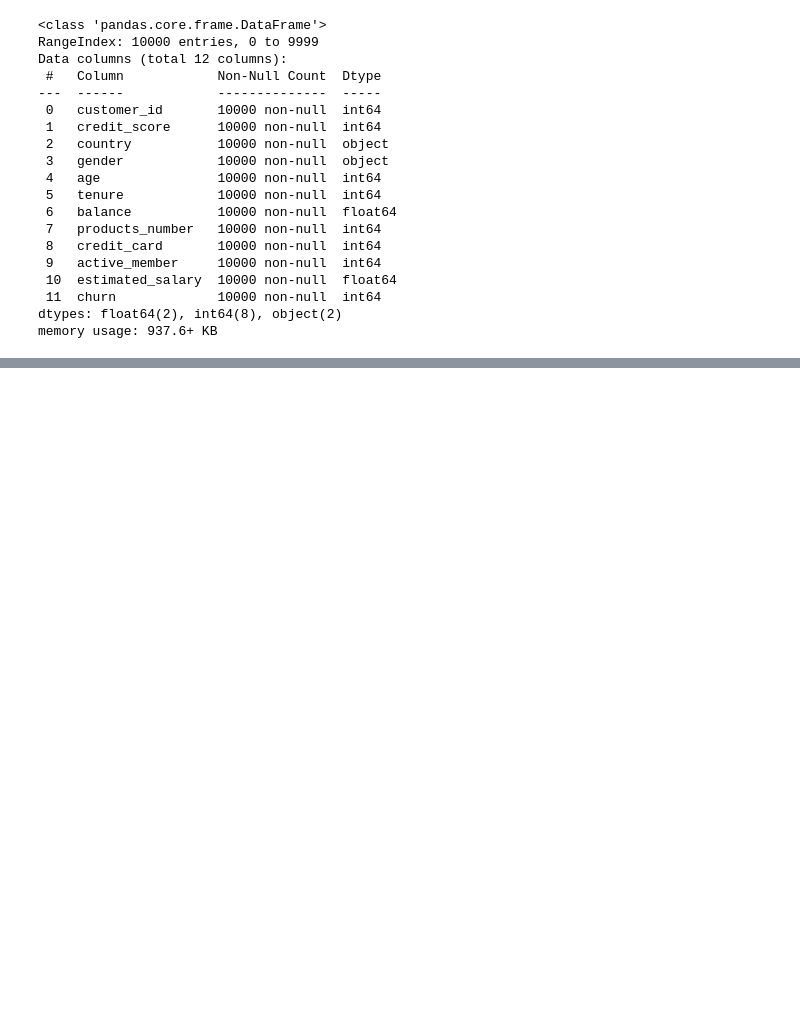
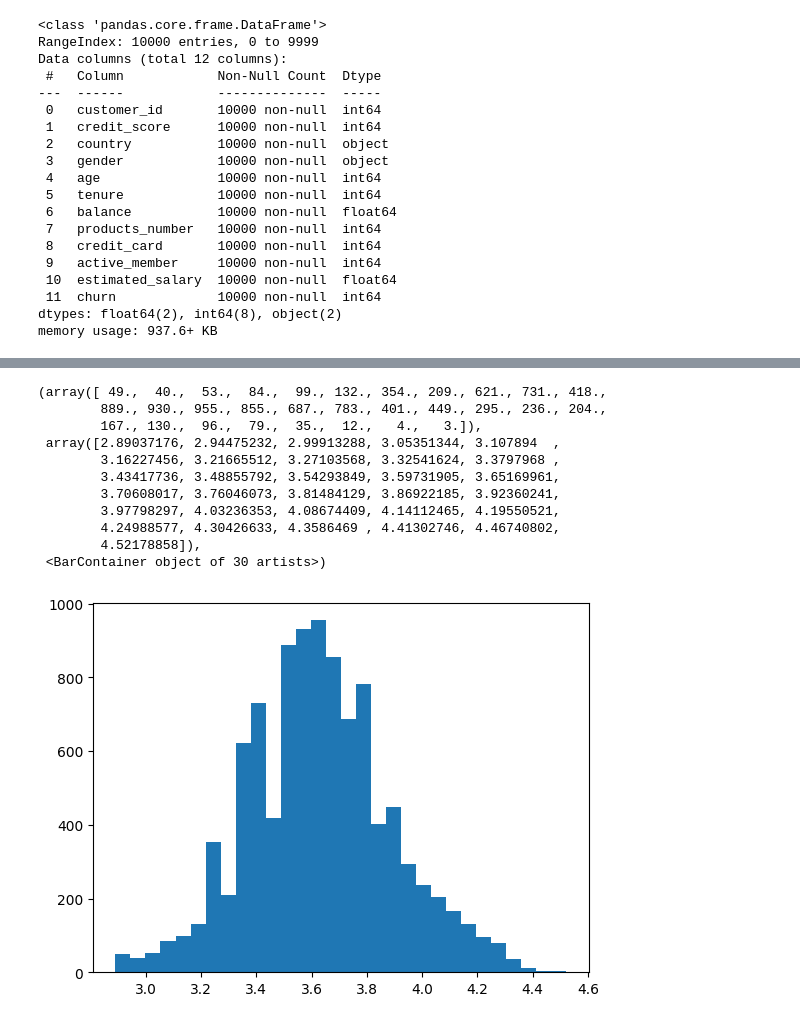
Before and after one commit to cleavestone/Customer_Churn_MLOPS, a Jupyter notebook: notebooks/EDA.ipynb, the cells around one changed output, grey strips where cells are left out. Saved outputs shown, nothing was run; the diff lists cells and outputs as text; code cells hidden in the pictures; blank space fills up the shorter version.

```diff
--- a/notebooks/EDA.ipynb
+++ b/notebooks/EDA.ipynb
@@ -157,0 +159,16 @@ array([[<Axes: title={'center': 'Age'}>,
+# %%
+df['Age_transformed']=np.log(df['age'])
+plt.hist(df['Age_transformed'],bins=30)
+# %% [output]
+(array([ 49.,  40.,  53.,  84.,  99., 132., 354., 209., 621., 731., 418.,
+        889., 930., 955., 855., 687., 783., 401., 449., 295., 236., 204.,
+        167., 130.,  96.,  79.,  35.,  12.,   4.,   3.]),
+ array([2.89037176, 2.94475232, 2.99913288, 3.05351344, 3.107894  ,
+        3.16227456, 3.21665512, 3.27103568, 3.32541624, 3.3797968 ,
+        3.43417736, 3.48855792, 3.54293849, 3.59731905, 3.65169961,
+        3.70608017, 3.76046073, 3.81484129, 3.86922185, 3.92360241,
+        3.97798297, 4.03236353, 4.08674409, 4.14112465, 4.19550521,
+        4.24988577, 4.30426633, 4.3586469 , 4.41302746, 4.46740802,
+        4.52178858]),
+ <BarContainer object of 30 artists>)
+[figure, added]
```
Also changed, not shown: parts of 4 cells of this notebook, 1 other file.
